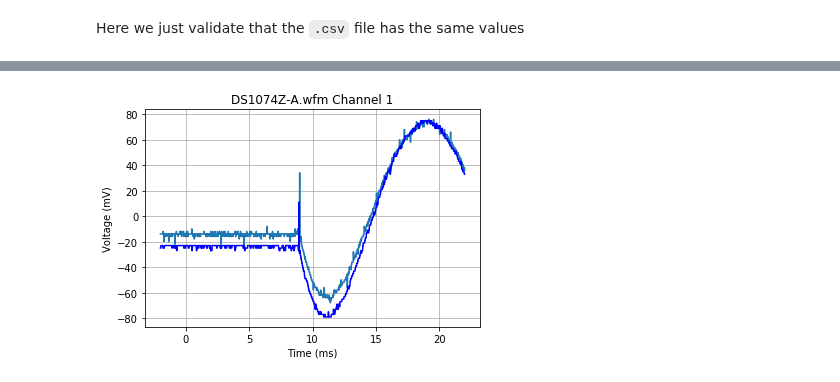
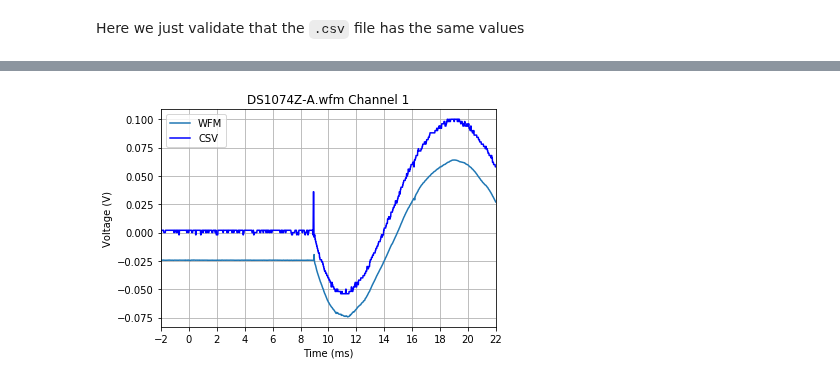
Before and after one commit to scottprahl/RigolWFM, a Jupyter notebook: doc/1-DS1000Z-Waveforms.ipynb, the cells around one changed output, grey strips where cells are left out. Saved outputs shown, nothing was run; the diff lists cells and outputs as text; code cells hidden in the pictures.

```diff
--- a/doc/1-DS1000Z-Waveforms.ipynb
+++ b/doc/1-DS1000Z-Waveforms.ipynb
@@ -33,6 +31,17 @@ except:
     print("***** Execute the following line in a new cell, then retry     *****")
     print()
     print("!{sys.executable} -m pip install RigolWFM")
+
+def downsample(y, new_length):
+    """Create new array with specifed length by averaging points."""
+    ynew = np.empty(new_length)
+    stride = len(y)/new_length
+    for i in range(new_length):
+        start = int(i*stride)
+        end = int(i*stride+stride)
+        ynew[i] = np.mean(y[start:end])
+
+    return ynew
 # %% [markdown]
 ## Background on the voltage and time conversions.
 
@@ -205,13 +261,19 @@ Channel 1
 # %%
-avg = np.mean(channels[0].volts[::2500])
+ch = channels[0]
+tt = downsample(ch.times, len(csv_data[1]))
+vv = downsample(ch.volts, len(csv_data[1]))
 
-plt.plot(channels[0].times[::2500]*1000, (channels[0].volts[::2500]-avg)*1000)
-plt.plot(csv_times*1000, csv_data[1]*1000-25,color='blue')
+plt.plot(tt*1000, vv, label="WFM")
+plt.plot(csv_times*1000, csv_data[1],color='blue', label="CSV")
 
 plt.xlabel("Time (ms)")
-plt.ylabel("Voltage (mV)")
+plt.ylabel("Voltage (V)")
 plt.grid(True)
 plt.title("DS1074Z-A.wfm Channel 1")
+plt.legend()
+plt.xlim(-2,22)
+plt.xticks(np.linspace(-2,22,13))
+
 plt.show()
 # %% [output]
-[figure, old version]
+[figure, new version]
```
Also changed, not shown: parts of 20 cells of this notebook, 1 other file.
